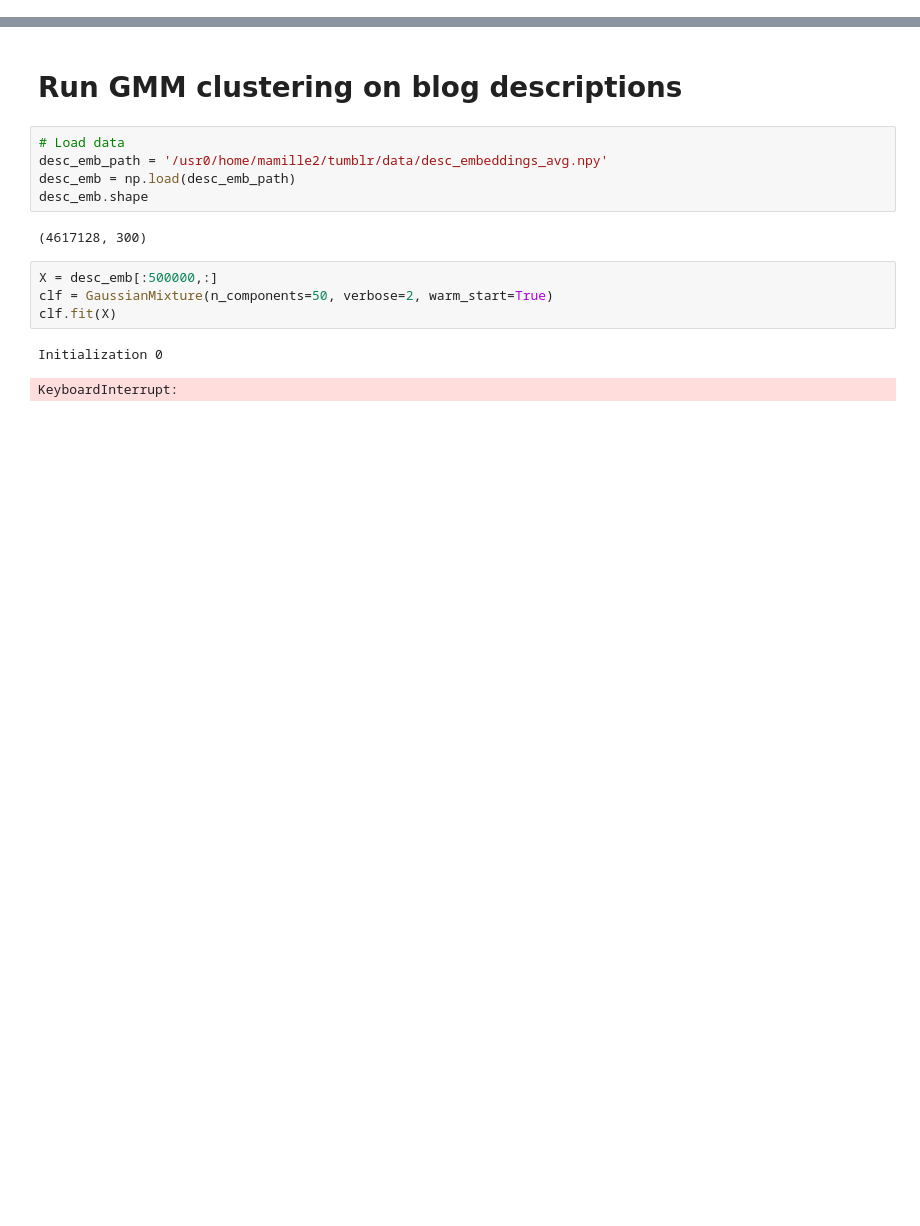
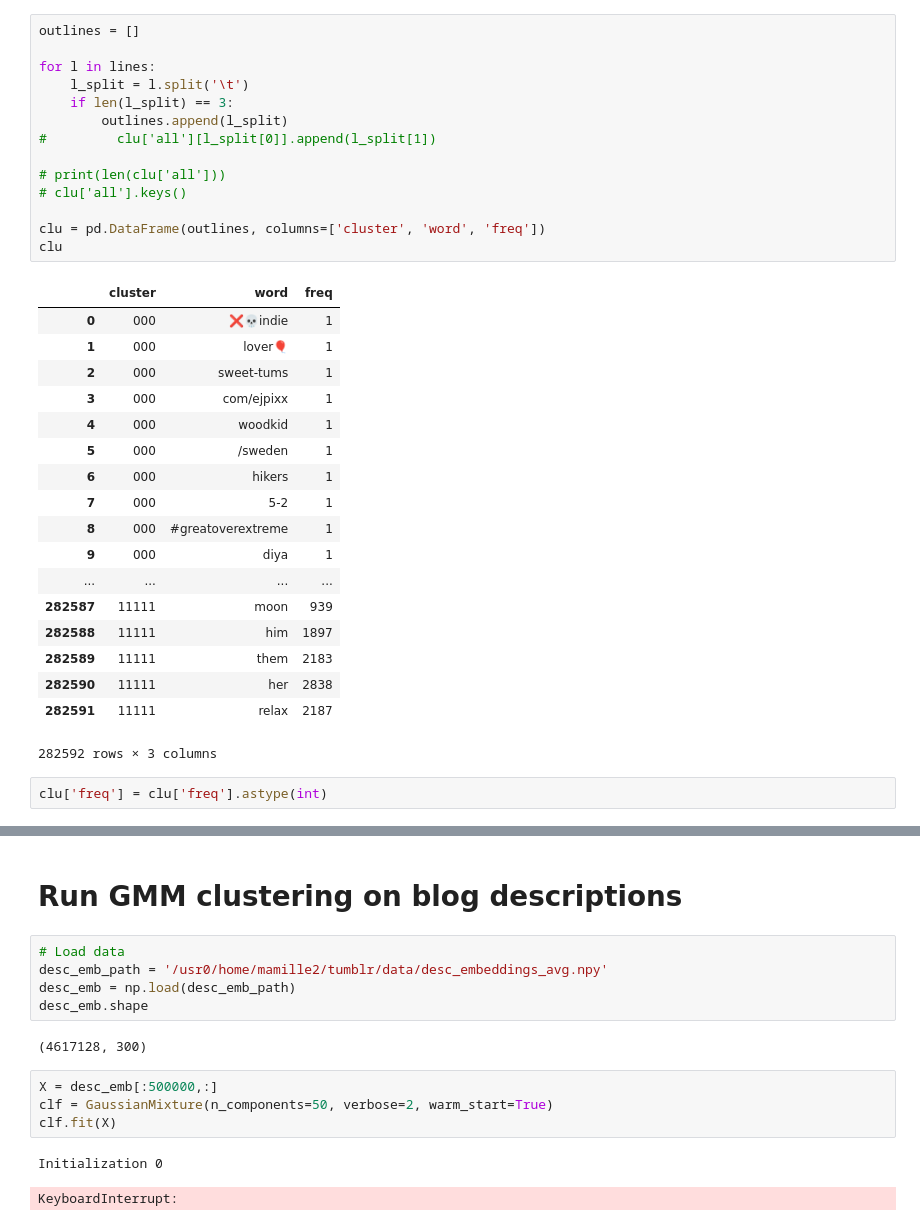
Before and after one commit to michaelmilleryoder/tumblr-scripts, a Jupyter notebook: jupyter/blog_descriptions_experiments.ipynb, the cells around one changed output, grey strips where cells are left out. Drawn from its saved outputs; the diff is of its cells as text; blank space fills up the shorter version.

```diff
--- a/jupyter/blog_descriptions_experiments.ipynb
+++ b/jupyter/blog_descriptions_experiments.ipynb
@@ -17,0 +74,35 @@ from pprint import pprint
+# %%
+outlines = []
+
+for l in lines:
+    l_split = l.split('\t')
+    if len(l_split) == 3:
+        outlines.append(l_split)
+#         clu['all'][l_split[0]].append(l_split[1])
+
+# print(len(clu['all']))
+# clu['all'].keys()
+
+clu = pd.DataFrame(outlines, columns=['cluster', 'word', 'freq'])
+clu
+# %% [output]
+|  | cluster | word | freq |
+| 0 | 000 | ❌💀indie | 1 |
+| 1 | 000 | lover🎈 | 1 |
+| 2 | 000 | sweet-tums | 1 |
+| 3 | 000 | com/ejpixx | 1 |
+| 4 | 000 | woodkid | 1 |
+| 5 | 000 | /sweden | 1 |
+| 6 | 000 | hikers | 1 |
+| 7 | 000 | 5-2 | 1 |
+| 8 | 000 | #greatoverextreme | 1 |
+| 9 | 000 | diya | 1 |
+| ... | ... | ... | ... |
+| 282587 | 11111 | moon | 939 |
+| 282588 | 11111 | him | 1897 |
+| 282589 | 11111 | them | 2183 |
+| 282590 | 11111 | her | 2838 |
+| 282591 | 11111 | relax | 2187 |
+282592 rows × 3 columns
+# %%
+clu['freq'] = clu['freq'].astype(int)
```
Also changed, not shown: parts of 25 cells of this notebook, 6 other files.
